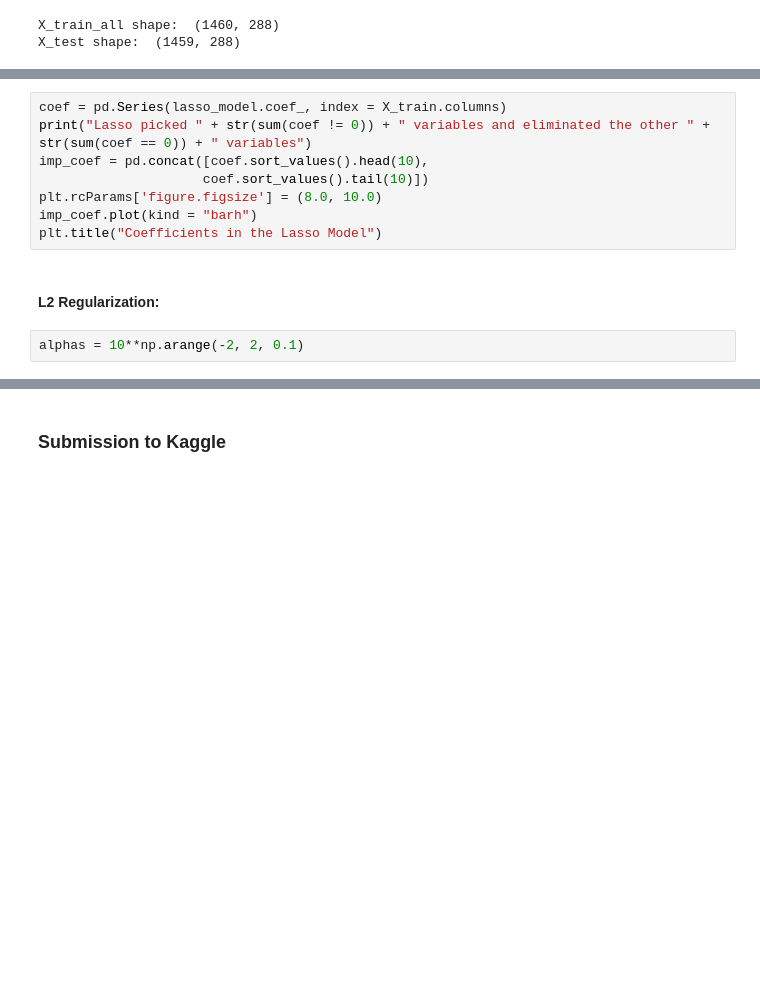
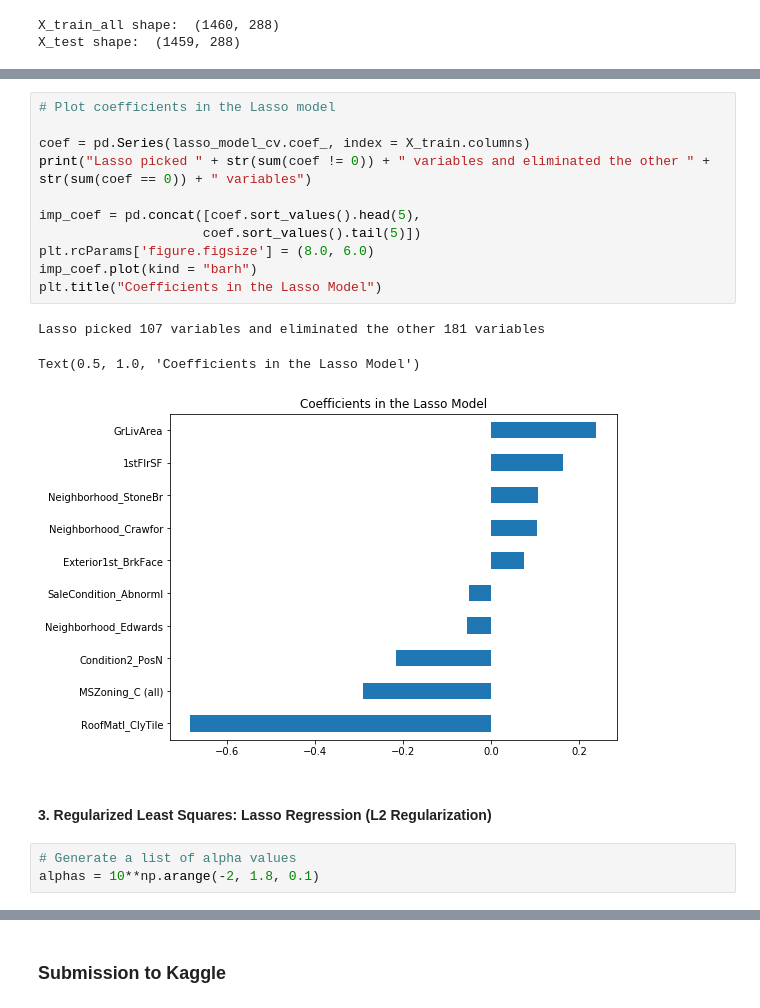
Before and after one commit to tiffany85211/Applied-Machine-Learning, a Jupyter notebook: hw/hw1/house-prices-advanced-regression-techniques/hw1-2.ipynb, the cells around one changed output, grey strips where cells are left out. Drawn from its saved outputs; the diff is of its cells as text; blank space fills up the shorter version.

```diff
--- a/hw/hw1/house-prices-advanced-regression-techniques/hw1-2.ipynb
+++ b/hw/hw1/house-prices-advanced-regression-techniques/hw1-2.ipynb
@@ -267,13 +290,21 @@ print ("when alpha =", lasso_model.alpha_)
 # %%
-coef = pd.Series(lasso_model.coef_, index = X_train.columns)
+# Plot coefficients in the Lasso model
+
+coef = pd.Series(lasso_model_cv.coef_, index = X_train.columns)
 print("Lasso picked " + str(sum(coef != 0)) + " variables and eliminated the other " +  str(sum(coef == 0)) + " variables")
-imp_coef = pd.concat([coef.sort_values().head(10),
-                     coef.sort_values().tail(10)])
-plt.rcParams['figure.figsize'] = (8.0, 10.0)
+
+imp_coef = pd.concat([coef.sort_values().head(5),
+                     coef.sort_values().tail(5)])
+plt.rcParams['figure.figsize'] = (8.0, 6.0)
 imp_coef.plot(kind = "barh")
 plt.title("Coefficients in the Lasso Model")
+# %% [output]
+Lasso picked 107 variables and eliminated the other 181 variables
+Text(0.5, 1.0, 'Coefficients in the Lasso Model')
+[figure, added]
 # %% [markdown]
-#### L2 Regularization:
+#### 3. Regularized Least Squares: Lasso Regression (L2 Regularization)
 # %%
-alphas = 10**np.arange(-2, 2, 0.1)
+# Generate a list of alpha values
+alphas = 10**np.arange(-2, 1.8, 0.1)
 # %%
```
Also changed, not shown: parts of 27 cells of this notebook, 17 other files.
